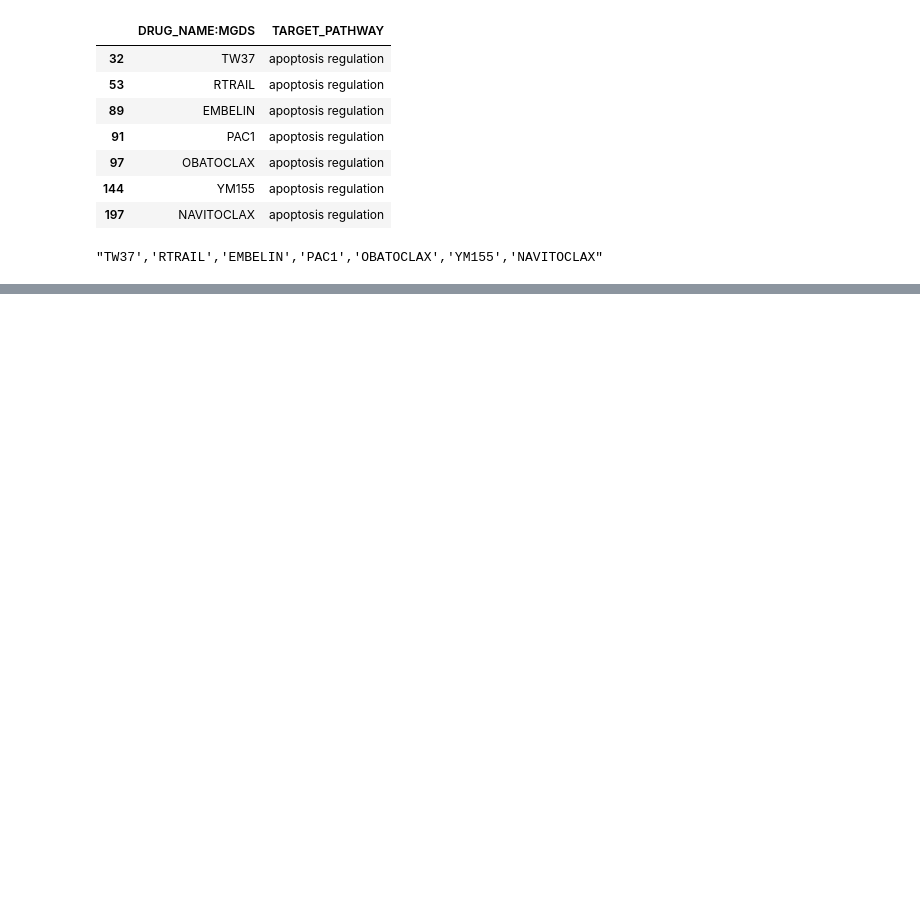
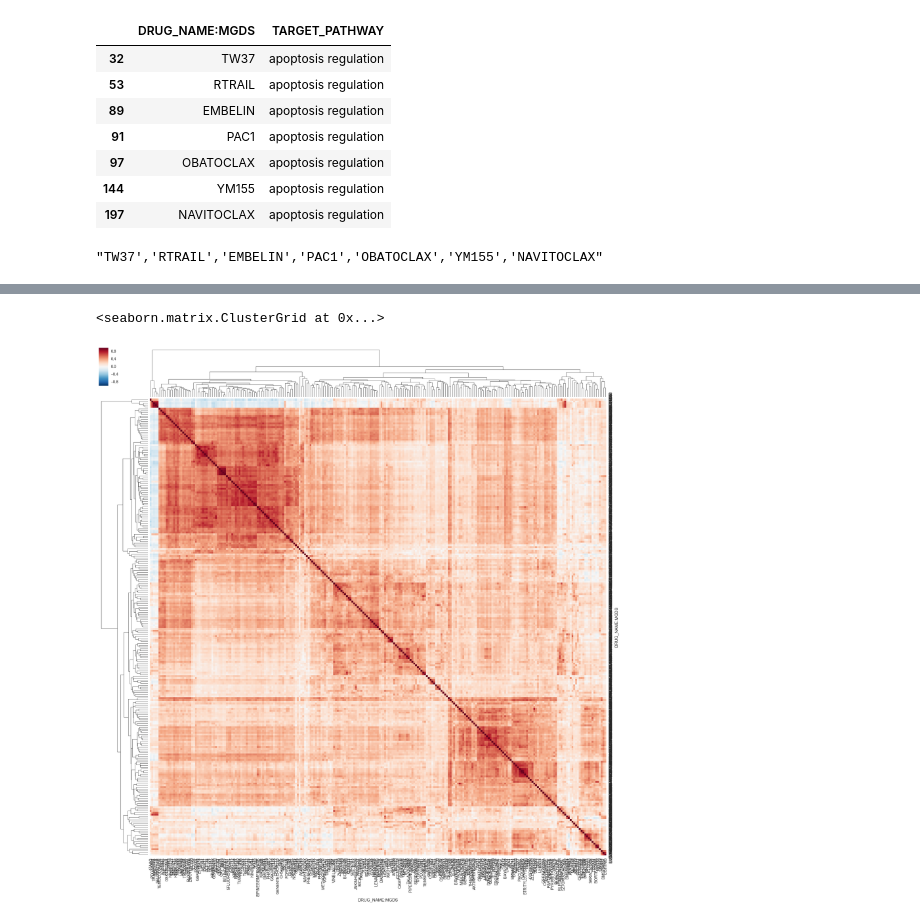
Before and after one commit to eric-czech/mgds, a Jupyter notebook: python/notebook/data_modeling/rx_modeling/drug_groupings.ipynb, the cells around one changed output, grey strips where cells are left out. Saved outputs shown, nothing was run; the diff lists cells and outputs as text; code cells hidden in the pictures; blank space fills up the shorter version.

```diff
--- a/python/notebook/data_modeling/rx_modeling/drug_groupings.ipynb
+++ b/python/notebook/data_modeling/rx_modeling/drug_groupings.ipynb
@@ -69,0 +78,4 @@ d_path[d_path['TARGET_PATHWAY'] == 'apoptosis regulation']
+# %%
+dc = df[df['CELL_LINE_ID:MGDS'].notnull()]
+dc = dc.pivot(index='CELL_LINE_ID:MGDS', columns='DRUG_NAME:MGDS', values='LN_IC50')
+dc.head()
@@ -69,0 +91,8 @@ d_path[d_path['TARGET_PATHWAY'] == 'apoptosis regulation']
+# %%
+dc_spearman = dc.corr(method='spearman')
+dc_pearson = dc.corr(method='pearson')
+# %%
+sns.clustermap(dc_spearman, figsize=(24, 24))
+# %% [output]
+<seaborn.matrix.ClusterGrid at 0x...>
+[figure, added]
```
Also changed, not shown: parts of 5 cells of this notebook, 4 other files.
